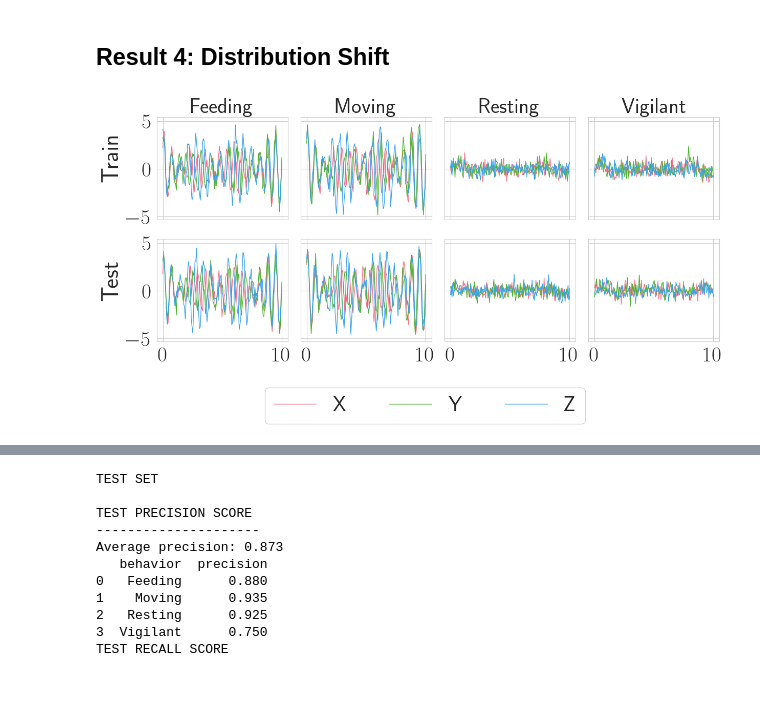
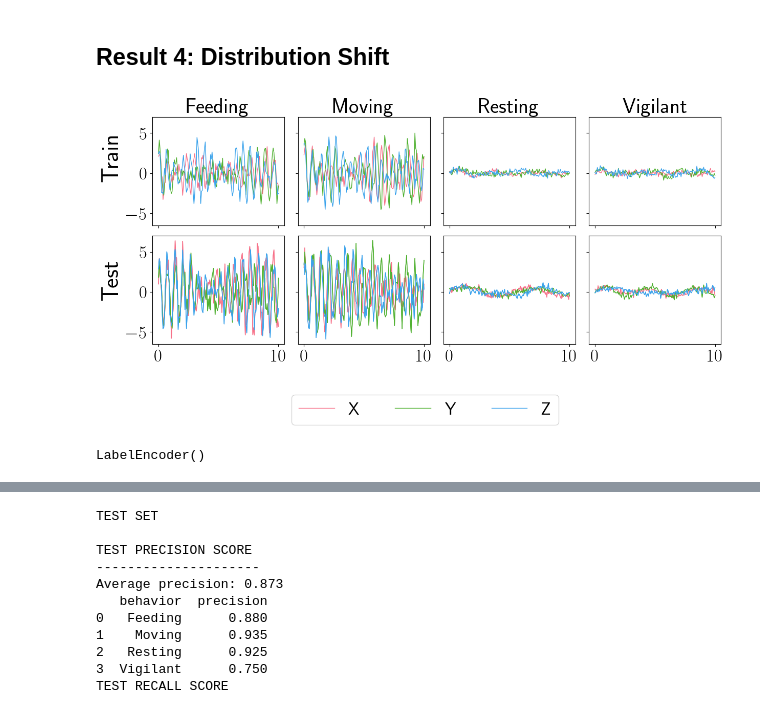
Before and after one commit to medhaaga/AWD-Biologging, a Jupyter notebook: notebooks/results.ipynb, the cells around one changed output, grey strips where cells are left out. Cells and saved outputs as stored; diff of their text form; code cells hidden in the pictures; blank space fills up the shorter version.

```diff
--- a/notebooks/results.ipynb
+++ b/notebooks/results.ipynb
@@ -153,9 +116,0 @@ Vigilant  : 0.35
-# %%
-# load annotations
-annotations_df = pd.read_csv(annotations_path)
-
-plt.hist(annotations_df['Behavior'], edgecolor='black', density=True)
-plt.xticks(rotation=45)
-plt.xlabel("Behavior")  # Label x-axis
-plt.ylabel("Density")  # Label y-axis
-plt.show()
@@ -163,0 +129,7 @@ plt.show()
+# %%
+class_dist = dict(zip(config.SIM_BEHAVIORS, [0.05, 0.2, 0.4, 0.35]))
+
+window_length = int(30.0 * config.SAMPLING_RATE)
+
+label_encoder = LabelEncoder()
+label_encoder.fit(config.SIM_BEHAVIORS)
@@ -325,7 +441,7 @@ plt.show()
 # %% [output]
 [figure]
 # %%
-dir = os.path.join(training_results_dir, f"theta0.0")
+dir = os.path.join(training_results_dir, f"theta0.4")
 json_training_stats_file = os.path.join(dir, 'training_stats.json')
 
 with open(json_training_stats_file, 'r') as f:
@@ -818,48 +947,39 @@ adult_data_constants = pd.DataFrame(adult_data_constants, columns=[
 # %%
 t = np.linspace(0, 10, 160)
 fig, axs = plt.subplots(2, len(config.SIM_BEHAVIORS), figsize=(3*len(config.SIM_BEHAVIORS), 6), sharey=True, sharex=True)
 color_palette = sns.color_palette("husl", 3)
 
+test_data_constants = get_test_data_constants(train_data_constants, 1.0)
+
 for i, observed_behavior in enumerate(config.SIM_BEHAVIORS):
 
-    # Young individuals
-    f_X, A_X, phi_X = young_data_constants.loc[(young_data_constants["Behavior"] == observed_behavior) & (young_data_constants["Axis"] == "X"), ['f', 'A', 'phi']].values[0]
-    f_Y, A_Y, phi_Y = young_data_constants.loc[(young_data_constants["Behavior"] == observed_behavior) & (young_data_constants["Axis"] == "Y"), ['f', 'A', 'phi']].values[0]
-    f_Z, A_Z, phi_Z = young_data_constants.loc[(young_data_constants["Behavior"] == observed_behavior) & (young_data_constants["Axis"] == "Z"), ['f', 'A', 'phi']].values[0]
+    # Train
+    for j, axis in enumerate(['X', 'Y', 'Z']):
 
-    signal_x = simulate_fourier_signal(list(f_X), list(A_X), list(phi_X), len(t), config.SAMPLING_RATE) + np.random.normal(loc=0, scale=0.5, size=len(t))
-    signal_y = simulate_fourier_signal(list(f_Y), list(A_Y), list(phi_Y), len(t), config.SAMPLING_RATE) + np.random.normal(loc=0, scale=0.5, size=len(t))
-    signal_z = simulate_fourier_signal(list(f_Z), list(A_Z), list(phi_Z), len(t), config.SAMPLING_RATE) + np.random.normal(loc=0, scale=0.5, size=len(t))
+        f, A, phi, sigma = train_data_constants.loc[(train_data_constants["Behavior"] == observed_behavior) & (train_data_constants["Axis"] == axis), ['f', 'A', 'phi', 'sigma']].values[0]
+        signal = simulate_axis_signal(list(f), list(A), list(phi), sigma, len(t)) #simulate_fourier_signal(list(f_X), list(A_X), list(phi_X), len(t), config.SAMPLING_RATE) + np.random.normal(loc=0, scale=0.5, size=len(t))
+        axs[0, i].plot(t, signal, color=color_palette[j], linewidth=1)
 
-    axs[0, i].plot(t, signal_x, color=color_palette[0], linewidth=1)
-    axs[0, i].plot(t, signal_y, color=color_palette[1], linewidth=1)
-    axs[0, i].plot(t, signal_z, color=color_palette[2], linewidth=1)
     axs[0, i].set_title(observed_behavior)
 
-    # Adult individuals
-    f_X, A_X, phi_X = adult_data_constants.loc[(adult_data_constants["Behavior"] == observed_behavior) & (adult_data_constants["Axis"] == "X"), ['f', 'A', 'phi']].values[0]
-    f_Y, A_Y, phi_Y = adult_data_constants.loc[(adult_data_constants["Behavior"] == observed_behavior) & (adult_data_constants["Axis"] == "Y"), ['f', 'A', 'phi']].values[0]
-    f_Z, A_Z, phi_Z = adult_data_constants.loc[(adult_data_constants["Behavior"] == observed_behavior) & (adult_data_constants["Axis"] == "Z"), ['f', 'A', 'phi']].values[0]
+    # Test
+    for j, axis in enumerate(['X', 'Y', 'Z']):
 
-    signal_x = simulate_fourier_signal(list(f_X), list(A_X), list(phi_X), len(t), config.SAMPLING_RATE) + np.random.normal(loc=0, scale=0.5, size=len(t))
-    signal_y = simulate_fourier_signal(list(f_Y), list(A_Y), list(phi_Y), len(t), config.SAMPLING_RATE) + np.random.normal(loc=0, scale=0.5, size=len(t))
-    signal_z = simulate_fourier_signal(list(f_Z), list(A_Z), list(phi_Z), len(t), config.SAMPLING_RATE) + np.random.normal(loc=0, scale=0.5, size=len(t))
+        f, A, phi, sigma = test_data_constants.loc[(test_data_constants["Behavior"] == observed_behavior) & (test_data_constants["Axis"] == axis), ['f', 'A', 'phi', 'sigma']].values[0]
+        signal = simulate_axis_signal(list(f), list(A), list(phi), sigma, len(t)) #simulate_fourier_signal(list(f_X), list(A_X), list(phi_X), len(t), config.SAMPLING_RATE) + np.random.normal(loc=0, scale=0.5, size=len(t))
+        axs[1, i].plot(t, signal, color=color_palette[j], linewidth=1)
 
-    if i == 0:
-        axs[1, i].plot(t, signal_x, label='X', color=color_palette[0], linewidth=1)
-        axs[1, i].plot(t, signal_y, label='Y', color=color_palette[1], linewidth=1)
-        axs[1, i].plot(t, signal_z, label='Z', color=color_palette[2], linewidth=1)
-    else:
-        axs[1, i].plot(t, signal_x, color=color_palette[0], linewidth=1)
-        axs[1, i].plot(t, signal_y, color=color_palette[1], linewidth=1)
-        axs[1, i].plot(t, signal_z, color=color_palette[2], linewidth=1)
+        if i == 0:
+            axs[1, i].plot(t, signal, label=axis, color=color_palette[j], linewidth=1)
+        else:
+            axs[1, i].plot(t, signal, color=color_palette[j], linewidth=1)
 
 fig.text(-0.01, 0.7, 'Train', ha='center', va='center', fontsize=34, fontweight='bold', rotation=90)
 fig.text(-0.01, 0.3, 'Test', ha='center', va='center', fontsize=34, fontweight='bold', rotation=90)
 
 fig.legend(loc='lower center', ncol=3, bbox_to_anchor=(0.5, -0.2))
 plt.tight_layout(rect=[0, 0, 1, 0.92])  # Leave space at the top for titles
 plt.savefig(os.path.join(plots_dir, 'distribution_shift-raw_signals.pdf'))
 plt.show()
 # %% [output]
-[figure, old version]
+[figure, new version]
@@ -902,3 +986,14 @@ y_train, y_val, y_test = label_encoder.transform(y_train), label_encoder.transfo
+# %%
+train_class_dist = dict(zip(config.SIM_BEHAVIORS, [0.1, 0.4, 0.4, 0.1]))
+test_class_dist = dict(zip(config.SIM_BEHAVIORS, [0.1, 0.4, 0.4, 0.1]))
+
+window_length = int(30.0 * config.SAMPLING_RATE)
+n_train, n_test = 5000, 5000
+
+label_encoder = LabelEncoder()
+label_encoder.fit(config.SIM_BEHAVIORS)
+# %% [output]
+LabelEncoder()
 # %%
 
 @dataclass
```
Also changed, not shown: parts of 48 cells of this notebook, 5 other files.
